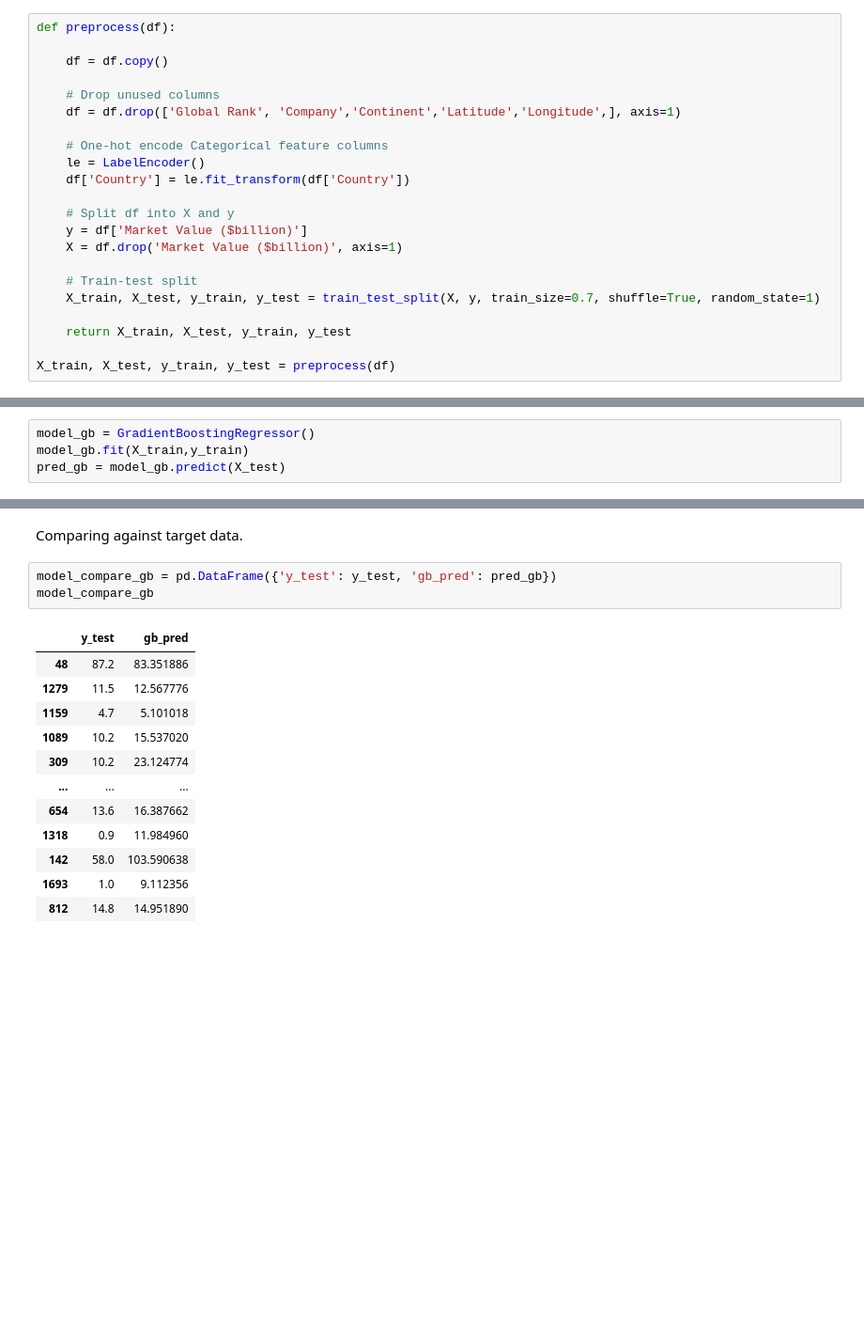
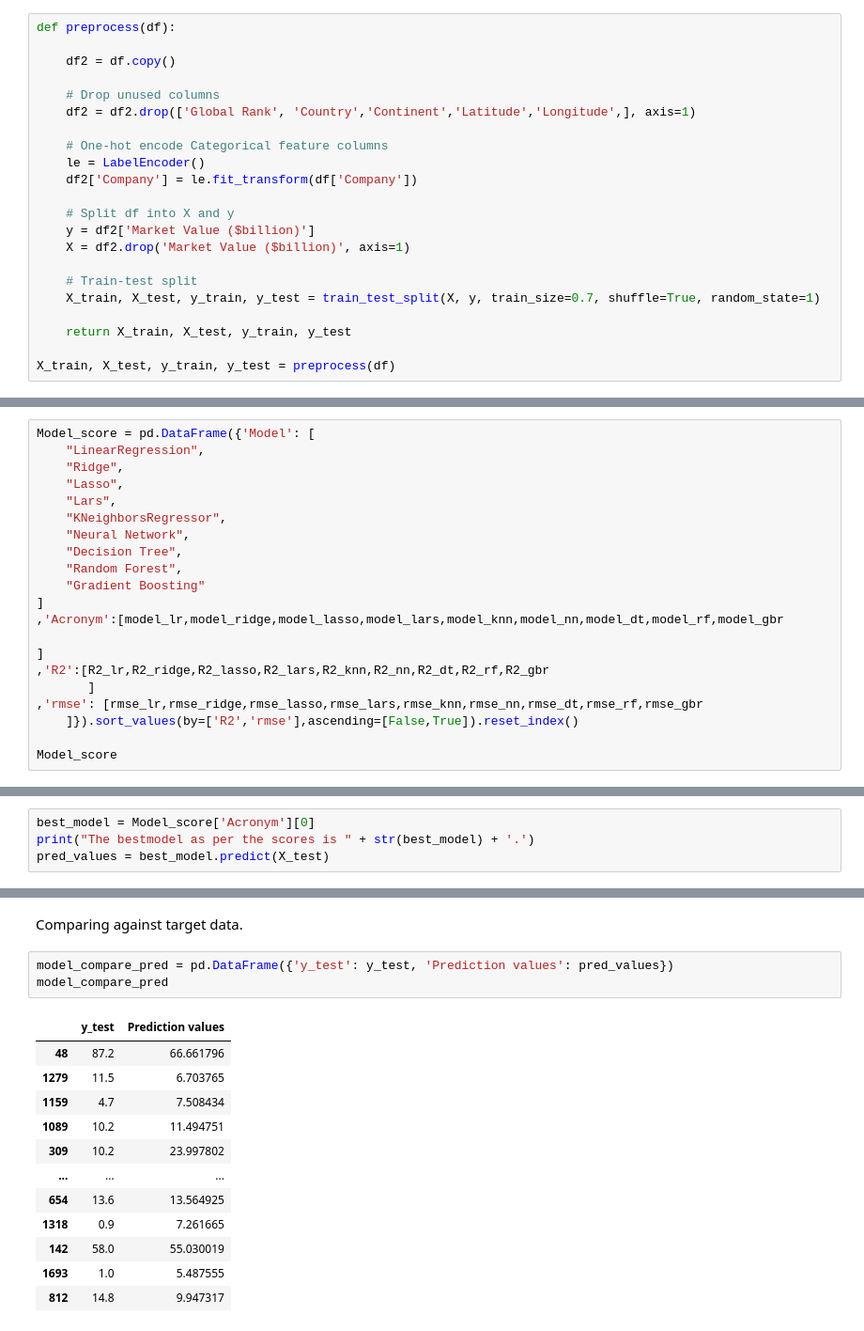
Before and after one commit to saptarshipal1/Largest_companies, a Jupyter notebook: company_value_pred.ipynb, the cells around one changed output, grey strips where cells are left out. Shown: that part at 94% size. Cells and saved outputs as stored; diff of their text form; blank space fills up the shorter version.

```diff
--- a/company_value_pred.ipynb
+++ b/company_value_pred.ipynb
@@ -239,18 +233,18 @@ Lasso(random_state=123)
 # %%
 def preprocess(df):
 
-    df = df.copy()
+    df2 = df.copy()
 
     # Drop unused columns
-    df = df.drop(['Global Rank', 'Company','Continent','Latitude','Longitude',], axis=1)
+    df2 = df2.drop(['Global Rank', 'Country','Continent','Latitude','Longitude',], axis=1)
 
     # One-hot encode Categorical feature columns
     le = LabelEncoder()
-    df['Country'] = le.fit_transform(df['Country'])
+    df2['Company'] = le.fit_transform(df['Company'])
 
     # Split df into X and y
-    y = df['Market Value ($billion)']
-    X = df.drop('Market Value ($billion)', axis=1)
+    y = df2['Market Value ($billion)']
+    X = df2.drop('Market Value ($billion)', axis=1)
 
     # Train-test split
     X_train, X_test, y_train, y_test = train_test_split(X, y, train_size=0.7, shuffle=True, random_state=1)
@@ -343,4 +277,0 @@ Gradient Boosting regressor has the best score.
-# %%
-model_gb = GradientBoostingRegressor()
-model_gb.fit(X_train,y_train)
-pred_gb = model_gb.predict(X_test)
@@ -346,0 +343,21 @@ pred_gb = model_gb.predict(X_test)
+# %%
+Model_score = pd.DataFrame({'Model': [
+    "LinearRegression",
+    "Ridge",
+    "Lasso",
+    "Lars",
+    "KNeighborsRegressor",
+    "Neural Network",
+    "Decision Tree",
+    "Random Forest",
+    "Gradient Boosting"
+]
+,'Acronym':[model_lr,model_ridge,model_lasso,model_lars,model_knn,model_nn,model_dt,model_rf,model_gbr
+
+]
+,'R2':[R2_lr,R2_ridge,R2_lasso,R2_lars,R2_knn,R2_nn,R2_dt,R2_rf,R2_gbr
+       ]
+,'rmse': [rmse_lr,rmse_ridge,rmse_lasso,rmse_lars,rmse_knn,rmse_nn,rmse_dt,rmse_rf,rmse_gbr
+    ]}).sort_values(by=['R2','rmse'],ascending=[False,True]).reset_index()
+
+Model_score
@@ -346,0 +375,4 @@ pred_gb = model_gb.predict(X_test)
+# %%
+best_model = Model_score['Acronym'][0]
+print("The bestmodel as per the scores is " + str(best_model) + '.')
+pred_values = best_model.predict(X_test)
@@ -347,19 +381,19 @@ pred_gb = model_gb.predict(X_test)
 # %% [markdown]
 Comparing against target data.
 # %%
-model_compare_gb = pd.DataFrame({'y_test': y_test, 'gb_pred': pred_gb})
-model_compare_gb
+model_compare_pred = pd.DataFrame({'y_test': y_test, 'Prediction values': pred_values})
+model_compare_pred
 # %% [output]
-|  | y_test | gb_pred |
-| 48 | 87.2 | 83.351886 |
-| 1279 | 11.5 | 12.567776 |
-| 1159 | 4.7 | 5.101018 |
-| 1089 | 10.2 | 15.537020 |
-| 309 | 10.2 | 23.124774 |
+|  | y_test | Prediction values |
+| 48 | 87.2 | 66.661796 |
+| 1279 | 11.5 | 6.703765 |
+| 1159 | 4.7 | 7.508434 |
+| 1089 | 10.2 | 11.494751 |
+| 309 | 10.2 | 23.997802 |
 | ... | ... | ... |
-| 654 | 13.6 | 16.387662 |
-| 1318 | 0.9 | 11.984960 |
-| 142 | 58.0 | 103.590638 |
-| 1693 | 1.0 | 9.112356 |
-| 812 | 14.8 | 14.951890 |
+| 654 | 13.6 | 13.564925 |
+| 1318 | 0.9 | 7.261665 |
+| 142 | 58.0 | 55.030019 |
+| 1693 | 1.0 | 5.487555 |
+| 812 | 14.8 | 9.947317 |
 578 rows × 2 columns
```
Also changed, not shown: parts of 38 cells of this notebook, 6 other files.
